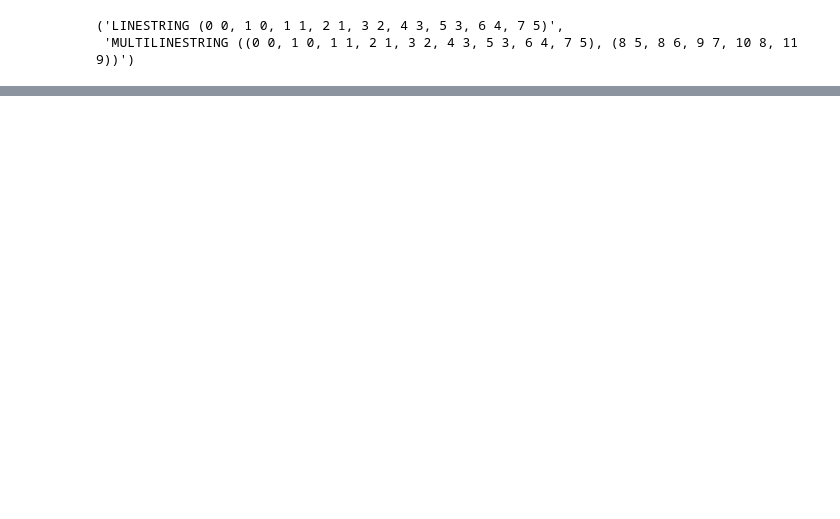
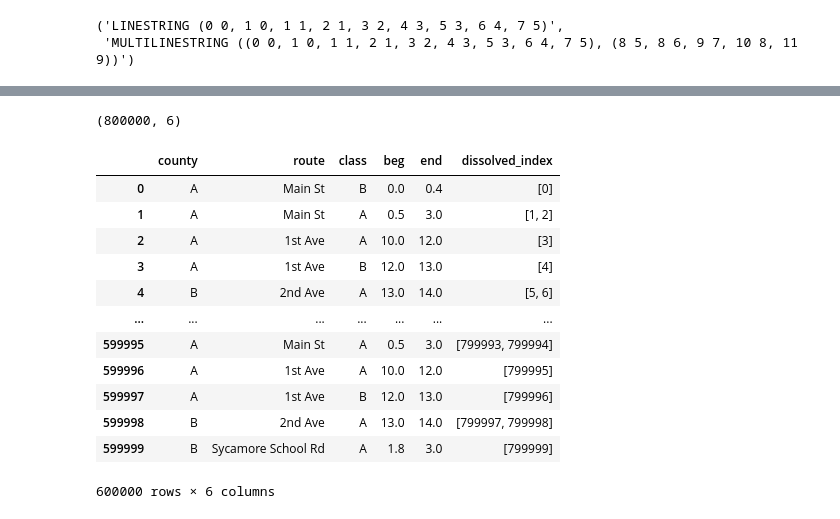
Before and after one commit to tariqshihadah/linref, a Jupyter notebook: testing.ipynb, the cells around one changed output, grey strips where cells are left out. Saved outputs shown, nothing was run; the diff lists cells and outputs as text; code cells hidden in the pictures; blank space fills up the shorter version.

Commit message:
dissolve inverse params

```diff
--- a/testing.ipynb
+++ b/testing.ipynb
@@ -87,13 +49,14 @@ df_linear_1 = pd.DataFrame(index=[7, 6, 9, 4, 3, 2, 0, 1], data={
     'beg': [0.0, 0.5, 1.1, 10.0, 12.0, 13.0, 13.1, 1.8],
     'end': [0.4, 1.1, 3.0, 12.0, 13.0, 13.1, 14.0, 3.0],
     'volume': [100, 200, 100, 400, 500, 150, 200, 800],
+    'class': ['B', 'A', 'A', 'A', 'B', 'A', 'A', 'A'],
 })
 #df_linear_1 = pd.concat([df_linear_1] * 100, ignore_index=True)#.sort_values(['route', 'beg'])
 df_linear_2 = pd.DataFrame({
     'route': ['Main St', 'Main St', '1st Ave', '2nd Ave', '2nd Ave', 'Sycamore School Rd'],
     'beg': [0.0, 1.0, 10.0, 13.0, 13.1, 2.2],
     'end': [1.0, 2.0, 12.0, 13.0, 14.0, 2.8],
-    'class': ['A', 'B', 'A', 'A', 'B', 'A'],
+    'street_type': ['A', 'B', 'A', 'A', 'B', 'A'],
 })
 #df_linear_2 = pd.concat([df_linear_2] * 100, ignore_index=True)#.sort_values(['route', 'beg'])
 # %%
@@ -159,0 +71,20 @@ y = ec.shift(10)
+# %%
+df.shape
+# %% [output]
+(800000, 6)
+# %%
+df.lr.dissolve(retain=['class'])
+# %% [output]
+|  | county | route | class | beg | end | dissolved_index |
+| 0 | A | Main St | B | 0.0 | 0.4 | [0] |
+| 1 | A | Main St | A | 0.5 | 3.0 | [1, 2] |
+| 2 | A | 1st Ave | A | 10.0 | 12.0 | [3] |
+| 3 | A | 1st Ave | B | 12.0 | 13.0 | [4] |
+| 4 | B | 2nd Ave | A | 13.0 | 14.0 | [5, 6] |
+| ... | ... | ... | ... | ... | ... | ... |
+| 599995 | A | Main St | A | 0.5 | 3.0 | [799993, 799994] |
+| 599996 | A | 1st Ave | A | 10.0 | 12.0 | [799995] |
+| 599997 | A | 1st Ave | B | 12.0 | 13.0 | [799996] |
+| 599998 | B | 2nd Ave | A | 13.0 | 14.0 | [799997, 799998] |
+| 599999 | B | Sycamore School Rd | A | 1.8 | 3.0 | [799999] |
+600000 rows × 6 columns
```
Also changed, not shown: parts of 13 cells of this notebook, 1 other file.
